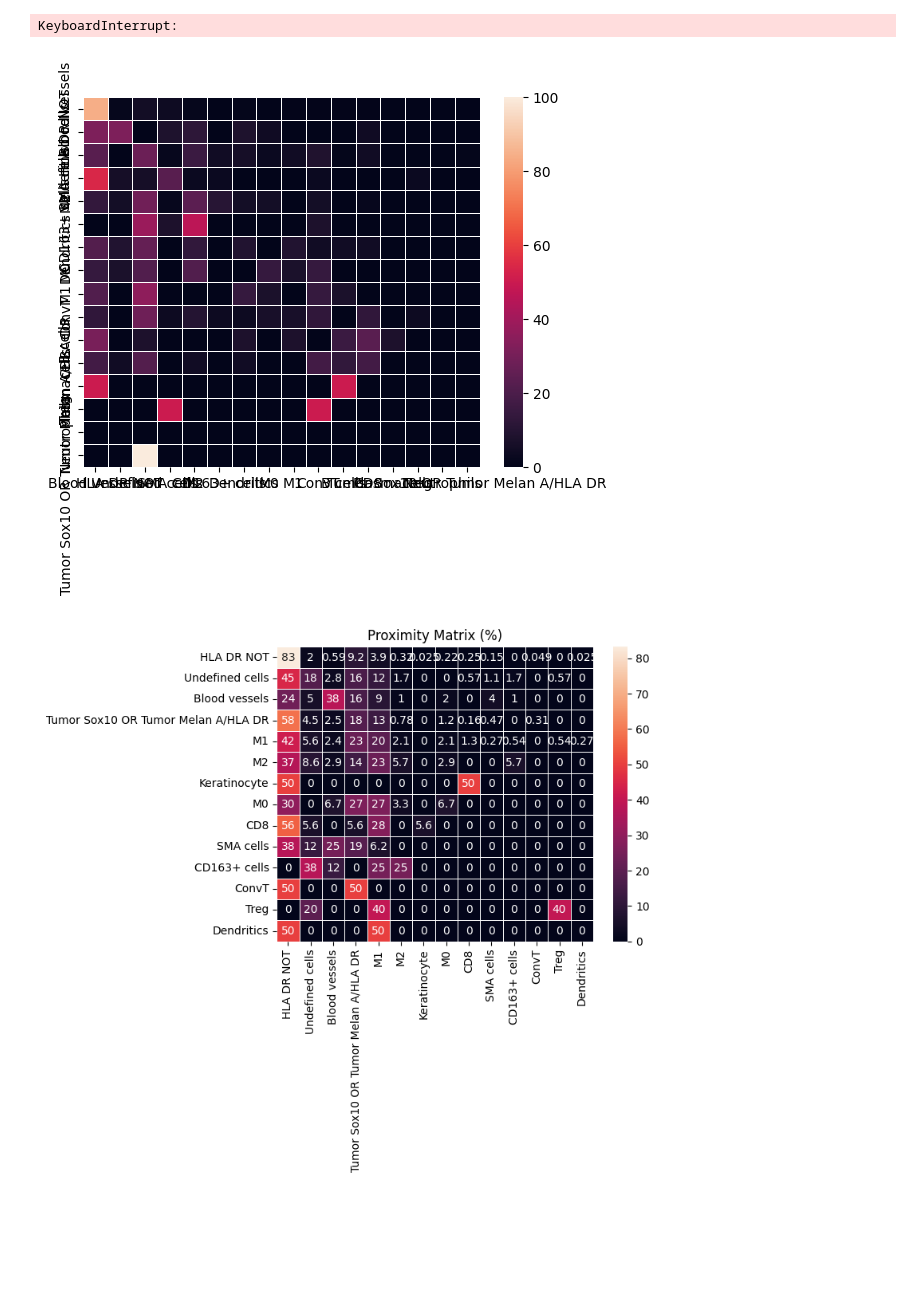
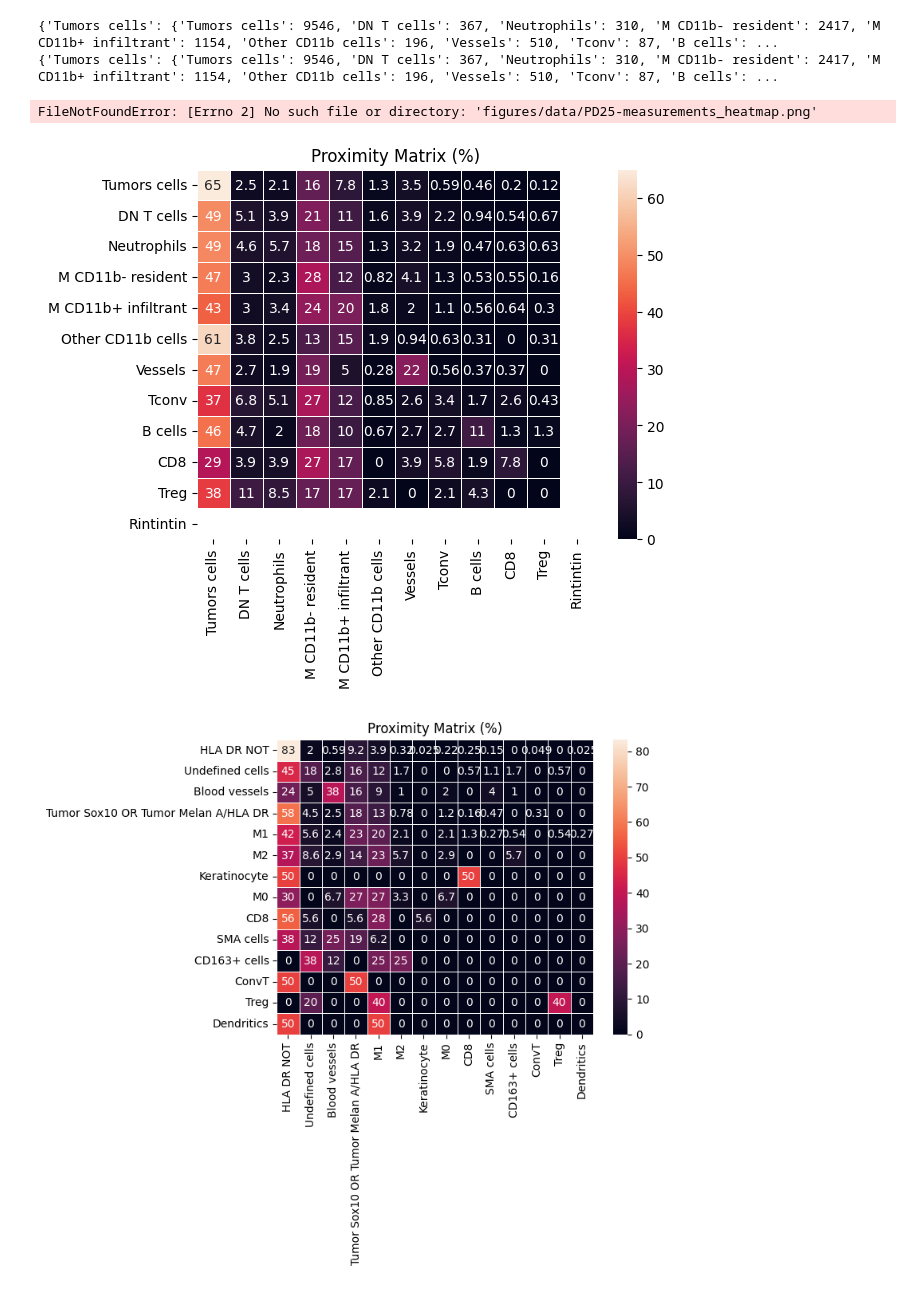
Before and after one commit to Nurtal/cell_pemut, a Jupyter notebook: run.ipynb, the cells around one changed output. Cells and saved outputs as stored; diff of their text form; code cells hidden in the pictures; blank space fills up the shorter version.

```diff
--- a/run.ipynb
+++ b/run.ipynb
@@ -27,36 +29,59 @@ df_percentage.to_csv('matrix_percentage.csv', index=False)
 # %%
 # Compute proximity matrix for all ROI in folder
 
 ## ROI & radius selection
 folder_file = "data"
 matrix_folder = "matrix"
 fig_folder = "figures"
 radius_min = 0
 radius_max = 10
 
+## Prepare local env
+if not os.path.isdir(matrix_folder):
+    os.mkdir(matrix_folder)
+if not os.path.isdir(fig_folder):
+    os.mkdir(fig_folder)
+
+## collect list of cell pop
+cell_pop_list = cellpermut.get_cellpop_list_from_folder(folder_file)
+cell_pop_list.append('Rintintin')
+
 ## loop over roi files
-for roi_file in glob.glob(f"{folder_file}/*.csv"):
+for roi_file in glob.glob(f"{folder_file}/*.csv")[0:1]:
 
     ## compute matrix
     matrix = cellpermut.compute_proximity_matrix(radius_min, radius_max, roi_file)
+
+    ## adjsut matrix for missing pop
+    for c in cell_pop_list:
+        if c not in matrix:
+            matrix[c] = {}
+            for c2 in cell_pop_list:
+                matrix[c][c2] = np.nan
+        else:
+            for c2 in cell_pop_list:
+                if c2 not in matrix[c]:
+                    matrix[c][c2] = np.nan
 
     ## save matrix
     with open(f"{roi_file.replace('.csv', '_matrix.pickle')}", 'wb') as handle:
         pickle.dump(matrix, handle, protocol=pickle.HIGHEST_PROTOCOL)
 
     ## generate heatmap
     fig_name = roi_file.split("\\")[-1].replace('.csv', '_heatmap.png')
     cellpermut.generate_proximity_matrix_heatmap(matrix, f"{fig_folder}/{fig_name}")
 
     ## save matrix as csv
     matrix_file = roi_file.split("\\")[-1].replace('.csv', '_matrix.csv')
     df = pd.DataFrame(matrix)
     df.to_csv(f"{matrix_folder}/{matrix_file}")
     df_percentage = df.div(df.sum(axis=1), axis=0) * 100
     df_percentage.to_csv(f"{matrix_folder}/{matrix_file.replace('.csv', '_percentage.csv')}")
 # %% [output]
-KeyboardInterrupt:
+{'Tumors cells': {'Tumors cells': 9546, 'DN T cells': 367, 'Neutrophils': 310, 'M CD11b- resident': 2417, 'M CD11b+ infiltrant': 1154, 'Other CD11b cells': 196, 'Vessels': 510, 'Tconv': 87, 'B cells': ...
+{'Tumors cells': {'Tumors cells': 9546, 'DN T cells': 367, 'Neutrophils': 310, 'M CD11b- resident': 2417, 'M CD11b+ infiltrant': 1154, 'Other CD11b cells': 196, 'Vessels': 510, 'Tconv': 87, 'B cells': ...
+FileNotFoundError: [Errno 2] No such file or directory: 'figures/data/PD25-measurements_heatmap.png'
-[figure, old version]
+[figure, new version]
 # %%
 # Display proximity matrix
 
```
Also changed, not shown: parts of 1 cell of this notebook, 1 other file.
